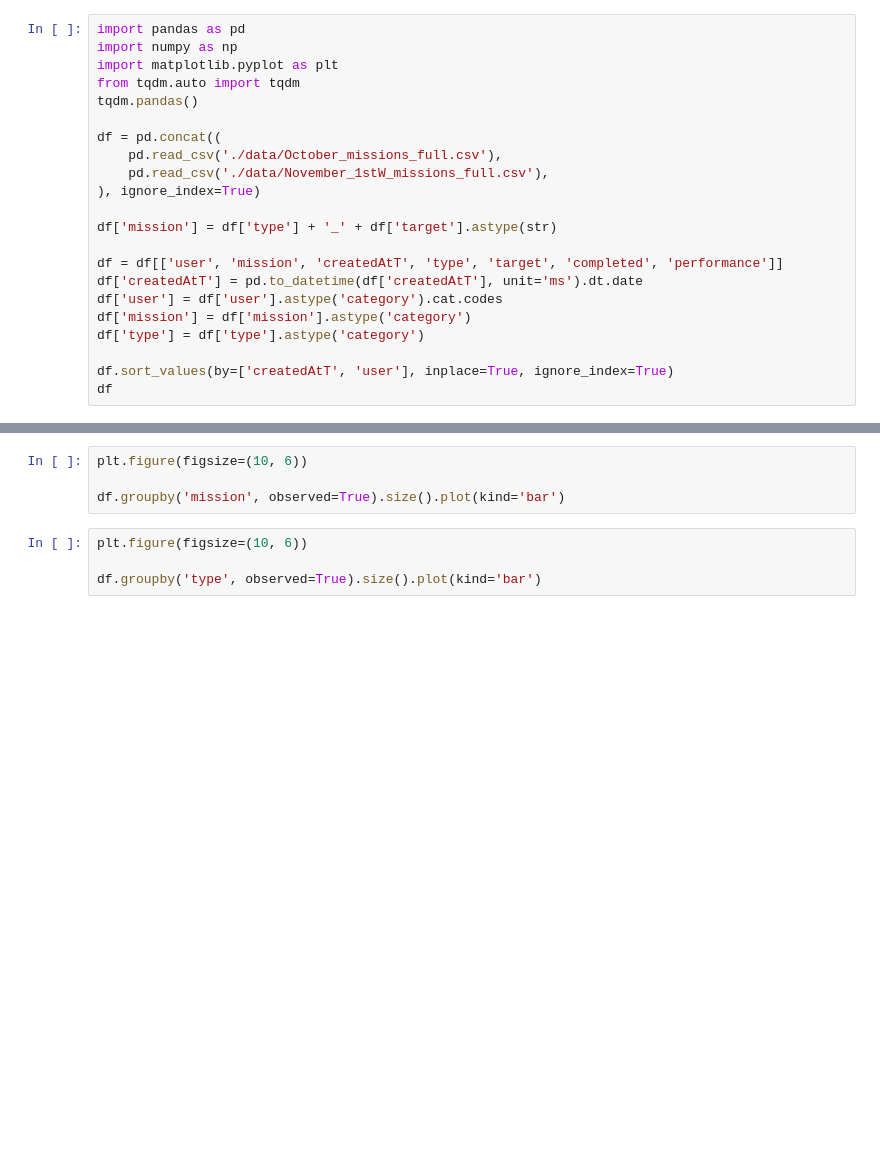
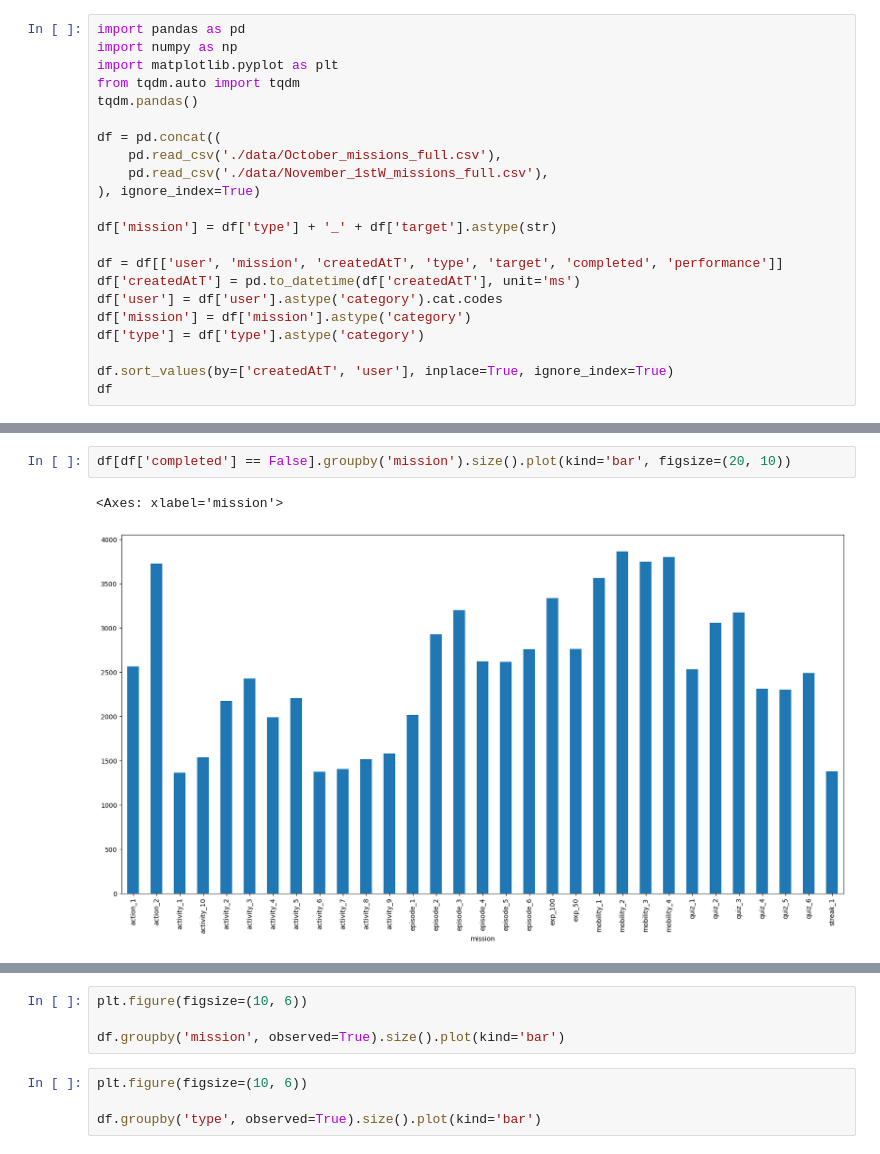
Before and after one commit to rik1599/recsys4good, a Jupyter notebook: exploration.ipynb, the cells around one changed output, grey strips where cells are left out. Cells and saved outputs as stored; diff of their text form; blank space fills up the shorter version.

```diff
--- a/exploration.ipynb
+++ b/exploration.ipynb
@@ -13,7 +13,7 @@ df = pd.concat((
 df['mission'] = df['type'] + '_' + df['target'].astype(str)
 
 df = df[['user', 'mission', 'createdAtT', 'type', 'target', 'completed', 'performance']]
-df['createdAtT'] = pd.to_datetime(df['createdAtT'], unit='ms').dt.date
+df['createdAtT'] = pd.to_datetime(df['createdAtT'], unit='ms')
 df['user'] = df['user'].astype('category').cat.codes
 df['mission'] = df['mission'].astype('category')
 df['type'] = df['type'].astype('category')
@@ -23,3 +37,8 @@ df
+# %%
+df[df['completed'] == False].groupby('mission').size().plot(kind='bar', figsize=(20, 10))
+# %% [output]
+<Axes: xlabel='mission'>
+[figure, added]
 # %%
 plt.figure(figsize=(10, 6))
 
```
Also changed, not shown: parts of 2 cells of this notebook, 5 other files.
